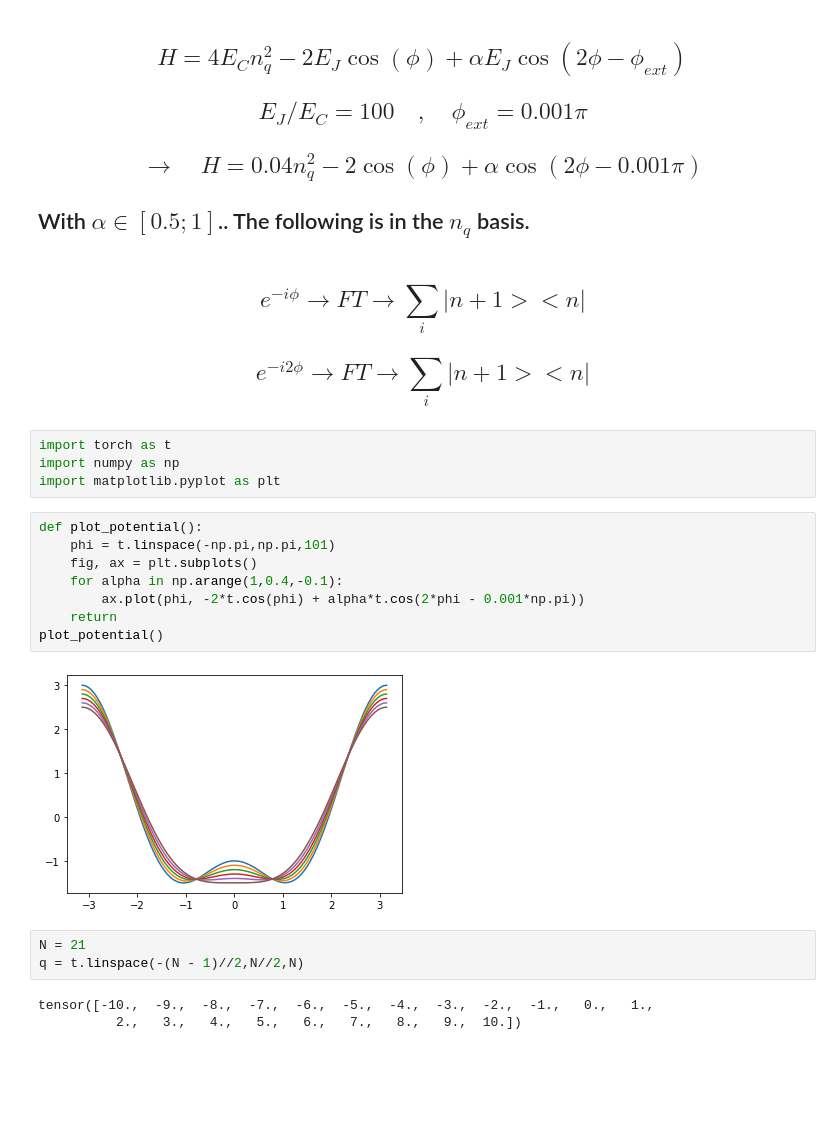
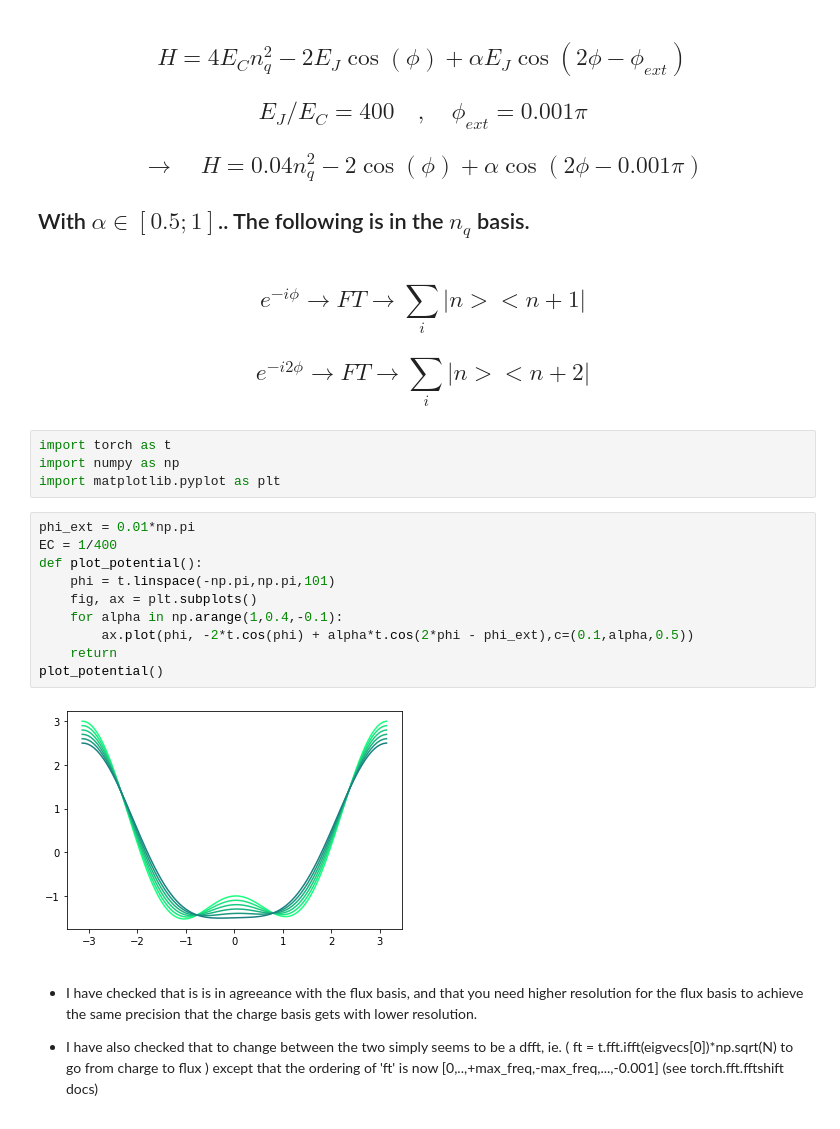
Before and after one commit to Vinther901/Quantum-Optimal-Control, a Jupyter notebook: 1DToyExample/Flensmon_1D.ipynb, the cells around one changed output. Drawn from its saved outputs; the diff is of its cells as text; blank space fills up the shorter version.

Commit message:
Investigated change of basis, the results are in Flensmon_1D

```diff
--- a/1DToyExample/Flensmon_1D.ipynb
+++ b/1DToyExample/Flensmon_1D.ipynb
@@ -1,28 +1,28 @@
 # %% [markdown]
 ## $$ H = 4E_C n_q^2 - 2E_J \cos(\phi) + \alpha E_J \cos(2\phi - \phi_{ext}) $$
-## $$ E_J / E_C = 100 \quad , \quad \phi_{ext} = 0.001\pi $$
+## $$ E_J / E_C = 400 \quad , \quad \phi_{ext} = 0.001\pi $$
 ## $$ \rightarrow \quad H = 0.04 n_q^2 - 2 \cos(\phi) + \alpha \cos(2\phi - 0.001\pi) $$
 ## With $\alpha \in [0.5;1]$.. The following is in the $n_q$ basis.
 # %% [markdown]
-## $$ e^{-i\phi} \rightarrow FT \rightarrow \sum_i |n+1><n|$$
-## $$ e^{-i2\phi} \rightarrow FT \rightarrow \sum_i |n+1><n|$$
+## $$ e^{-i\phi} \rightarrow FT \rightarrow \sum_i |n><n+1|$$
+## $$ e^{-i2\phi} \rightarrow FT \rightarrow \sum_i |n><n+2|$$
 # %%
 import torch as t
 import numpy as np
 import matplotlib.pyplot as plt
 # %%
+phi_ext = 0.01*np.pi
+EC = 1/400
 def plot_potential():
     phi = t.linspace(-np.pi,np.pi,101)
     fig, ax = plt.subplots()
     for alpha in np.arange(1,0.4,-0.1):
-        ax.plot(phi, -2*t.cos(phi) + alpha*t.cos(2*phi - 0.001*np.pi))
+        ax.plot(phi, -2*t.cos(phi) + alpha*t.cos(2*phi - phi_ext),c=(0.1,alpha,0.5))
     return
 plot_potential()
 # %% [output]
-[figure, old version]
+[figure, new version]
-# %%
-N = 21
-q = t.linspace(-(N - 1)//2,N//2,N)
-# %% [output]
-tensor([-10.,  -9.,  -8.,  -7.,  -6.,  -5.,  -4.,  -3.,  -2.,  -1.,   0.,   1.,
-          2.,   3.,   4.,   5.,   6.,   7.,   8.,   9.,  10.])
+# %% [markdown]
+- I have checked that is is in agreeance with the flux basis, and that you need higher resolution for the flux basis to achieve the same precision that the charge basis gets with lower resolution.
+
+- I have also checked that to change between the two simply seems to be a dfft, ie. ( ft = t.fft.ifft(eigvecs\[0\])*np.sqrt(N) to go from charge to flux ) except that the ordering of 'ft' is now \[0,..,+max_freq,-max_freq,...,-0.001\] (see torch.fft.fftshift docs)
```
Also changed, not shown: parts of 1 cell of this notebook.
